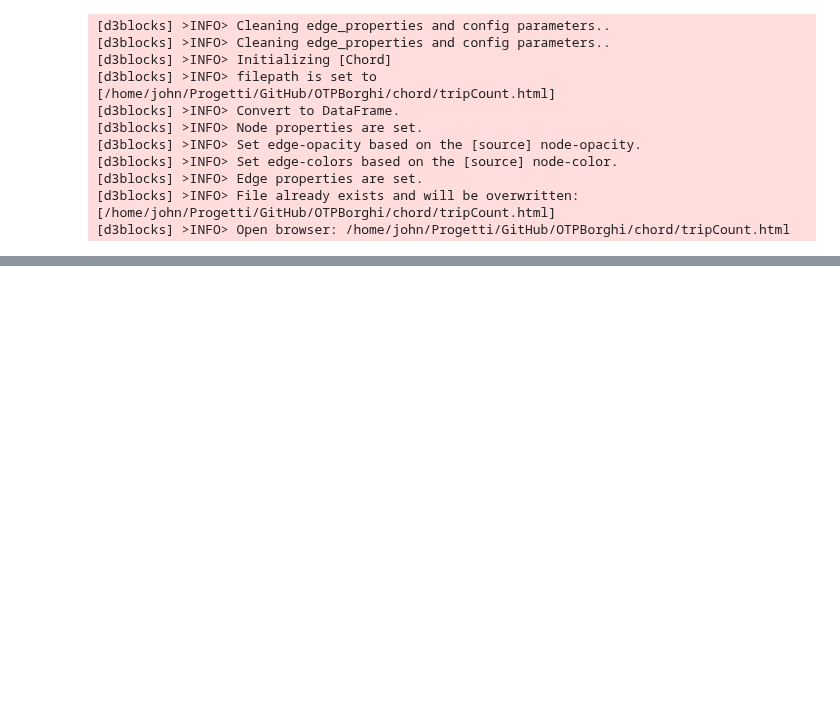
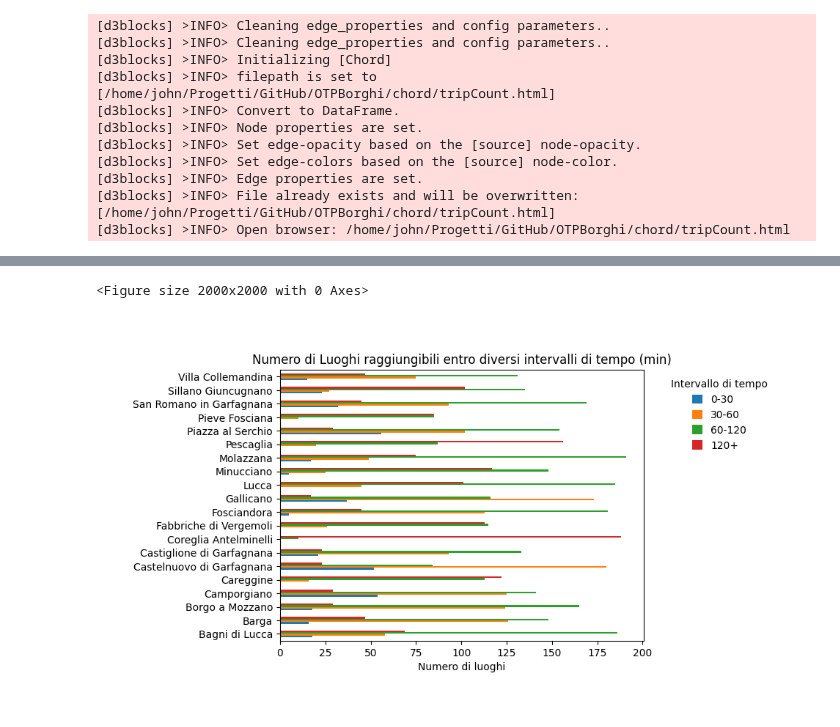
Before and after one commit to bianchi-john/OTPBorghi, a Jupyter notebook: plotter.ipynb, the cells around one changed output, grey strips where cells are left out. Drawn from its saved outputs; the diff is of its cells as text; code cells hidden in the pictures; blank space fills up the shorter version.

Commit message:
addedd "frazioni" and new histogram plot

```diff
--- a/plotter.ipynb
+++ b/plotter.ipynb
@@ -24,6 +24,8 @@ hv.output(size=200)
 # Leggo il file di shapes
 comuni_shape = gpd.read_file('shapes/Com01012021_g_WGS84.shp',encoding='utf-8')[['COMUNE','geometry']]
 
-# E quello dei tempi
-df = pd.read_csv('datasetGenerator/output/routes.csv')
-df
+# Leggo il file con i tempi per solo comuni
+comuni = pd.read_csv('Datasets/comuni.csv')
+
+# Leggo il file con i tempi per comuni e frazioni
+comuniFrazioni = pd.read_csv('Datasets/comuniFrazioni.csv')
@@ -296,0 +232,39 @@ choordDiagramAVGTripTime(df, '10-04-2023', durationMin=0, durationMax=7200)
+# %%
+def histogramTimesPerPlace(df, date=None, time=None):
+    if date is not None:
+        df = df[df['date'] == date]
+    if time is not None:
+        df = df[df['time'] == time]
+    df = df[df['available'] == True]
+    if len(df) == 0:
+        return 'Non ci sono viaggi disponibili'
+
+    df.drop(columns=['walkDistance', 'available', 'date', 'time', 'fromPalceCord', 'toPlaceCord',
+                     'walkLimitExceeded', 'generalizedCost', 'elevationLost', 'elevationGained',
+                     'transfers', 'url_to_watch', 'startTime', 'endTime', 'walkTime'], inplace=True)
+
+    df['duration'] = (df['duration'].astype(int) / 60).astype(int)
+
+    # Creazione di intervalli di tempo
+    intervals = [0, 30, 60, 120, float('inf')]
+    labels = ['0-30', '30-60', '60-120', '120+']
+
+    # Aggiunta di una nuova colonna con le etichette degli intervalli
+    df['interval'] = pd.cut(df['duration'], bins=intervals, labels=labels, right=False)
+
+    # Creazione di un DataFrame aggregato
+    agg_df = df.groupby(['fromPlaceName', 'interval']).size().unstack(fill_value=0)
+
+    # Creazione dell'istogramma orizzontale con specifica risoluzione
+    plt.figure(figsize=(20, 20))  # Set width and height in inches
+    agg_df.plot(kind='barh')
+    plt.xlabel('Numero di luoghi')
+    plt.ylabel('')
+    plt.title('Numero di Luoghi raggiungibili entro diversi intervalli di tempo (min)')
+    plt.legend(title='Intervallo di tempo', bbox_to_anchor=(1.05, 1), loc='upper left')
+    plt.show()
+# %%
+histogramTimesPerPlace(comuni, "10-04-2023")
+# %% [output]
+<Figure size 2000x2000 with 0 Axes>
+[figure, added]
```
Also changed, not shown: parts of 12 cells of this notebook, 14 other files.
